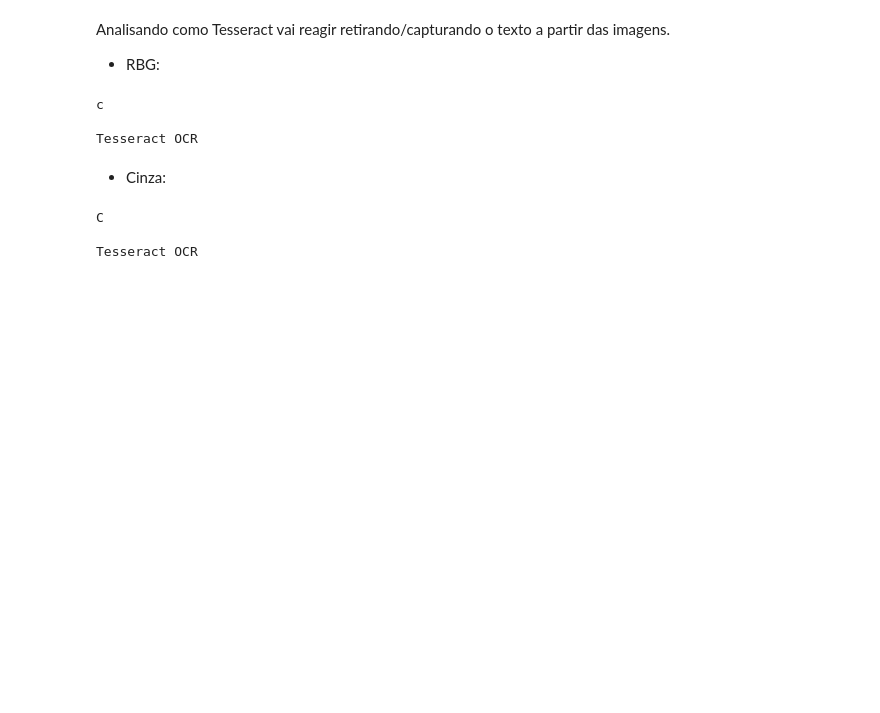
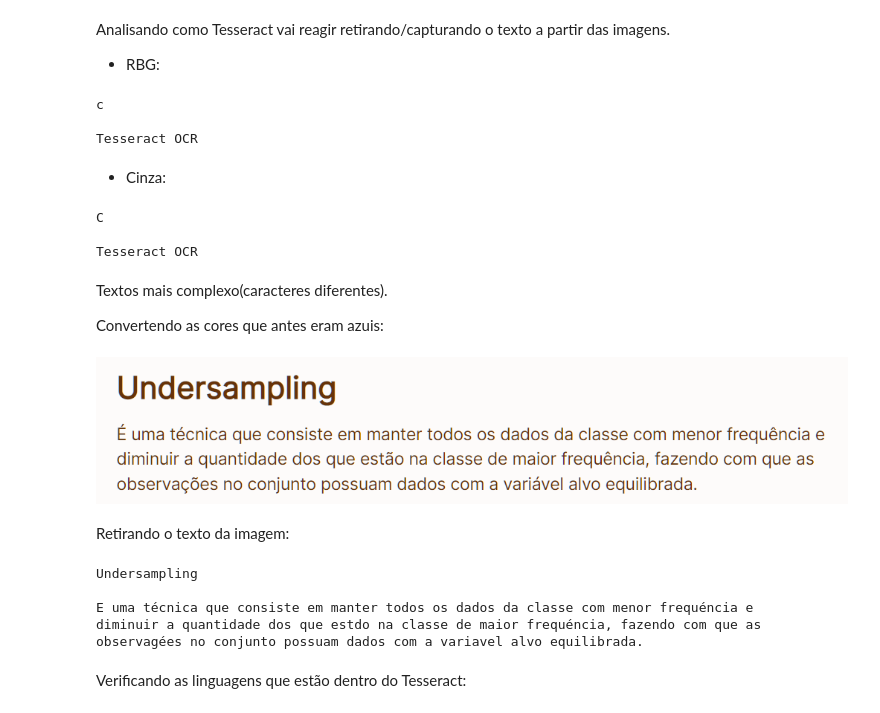
Before and after one commit to Camillabgarcia/visao_computacional_opencv, a Jupyter notebook: Reconhecimento_texto_OCR_OpenCV.ipynb, the cells around one changed output. Drawn from its saved outputs; the diff is of its cells as text; code cells hidden in the pictures; blank space fills up the shorter version.

```diff
--- a/Reconhecimento_texto_OCR_OpenCV.ipynb
+++ b/Reconhecimento_texto_OCR_OpenCV.ipynb
@@ -100,3 +100,26 @@ print(texto)
 C
 
 Tesseract OCR
+# %% [markdown]
+Textos mais complexo(caracteres diferentes).
+
+Convertendo as cores que antes eram azuis:
+# %%
+img = cv2.imread('/content/text-recognize/Imagens/Aula2-undersampling.png') # Leitura da imagem.
+rgb = cv2.cvtColor(img, cv2.COLOR_BGR2RGB) # Essa linha converte a imagem de BGR para RGB, garantindo que o Tesseract entenda as cores da imagem corretamente.
+cv2_imshow(rgb) # Visualizando.
+# %% [output]
+[figure, added]
+# %% [markdown]
+Retirando o texto da imagem:
+# %%
+texto = pytesseract.image_to_string(rgb) # Leitura do texto na imagem.
+print(texto)
+# %% [output]
+Undersampling
+
+E uma técnica que consiste em manter todos os dados da classe com menor frequéncia e
+diminuir a quantidade dos que estdo na classe de maior frequéncia, fazendo com que as
+observagées no conjunto possuam dados com a variavel alvo equilibrada.
+# %% [markdown]
+Verificando as linguagens que estão dentro do Tesseract:
```
Also changed, not shown: parts of 15 cells of this notebook.
